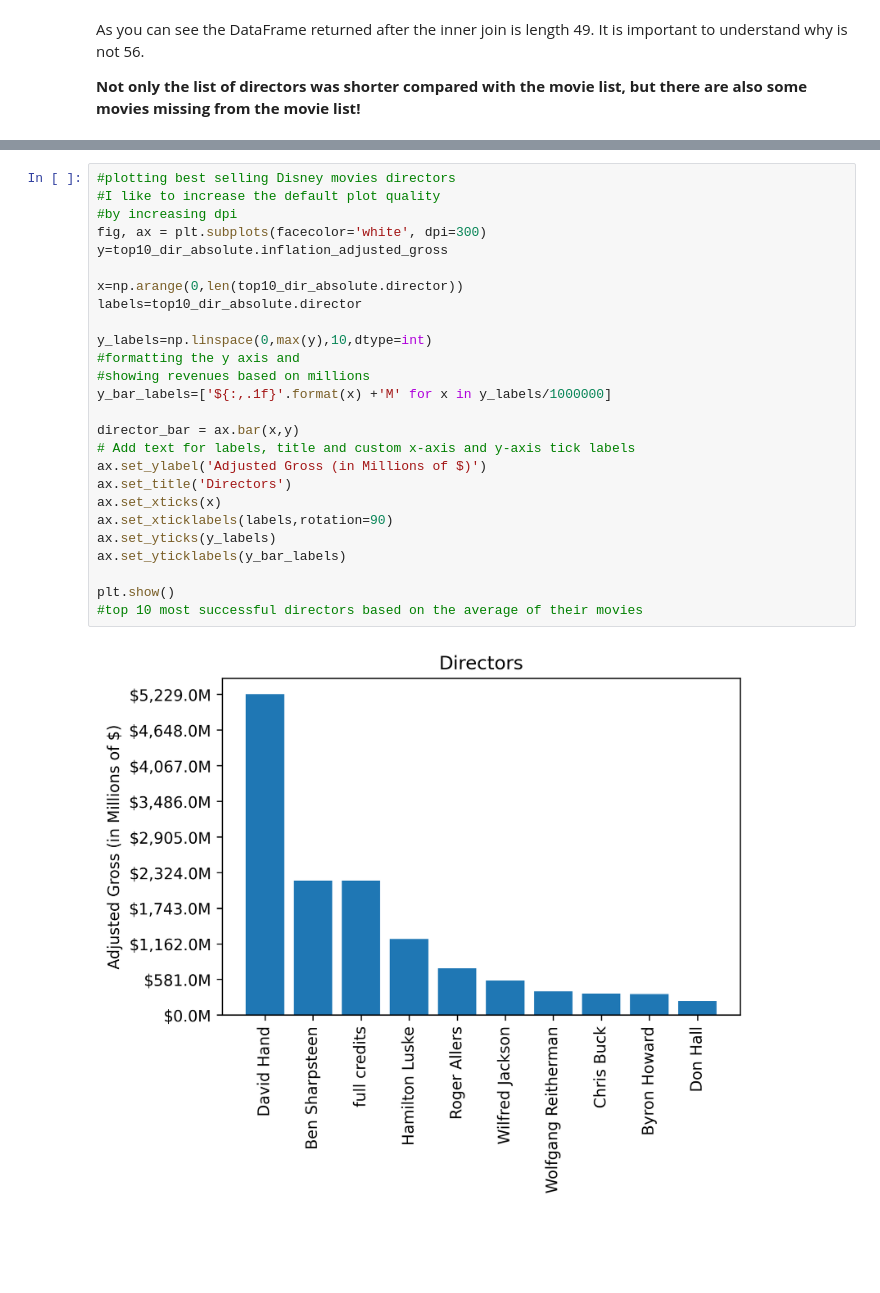
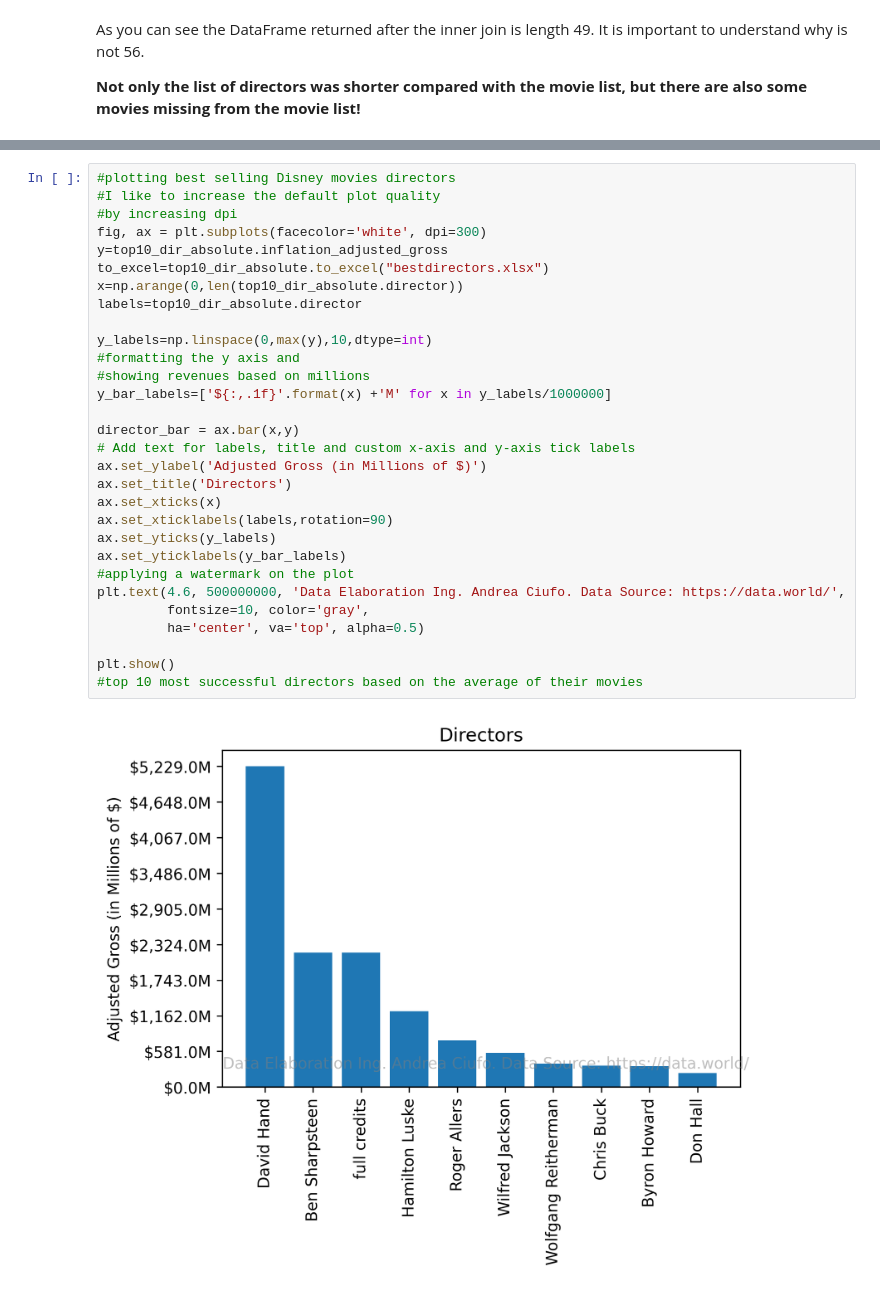
Before and after one commit to uomodellamansarda/DisneyMoviesAnalysis, a Jupyter notebook: DisneyMoviesAndDirectorsAnalysis.ipynb, the cells around one changed output, grey strips where cells are left out. Drawn from its saved outputs; the diff is of its cells as text; blank space fills up the shorter version.

```diff
--- a/DisneyMoviesAndDirectorsAnalysis.ipynb
+++ b/DisneyMoviesAndDirectorsAnalysis.ipynb
@@ -366,28 +375,32 @@ plt.show()
 # %%
 #plotting best selling Disney movies directors
 #I like to increase the default plot quality
 #by increasing dpi
 fig, ax = plt.subplots(facecolor='white', dpi=300)
 y=top10_dir_absolute.inflation_adjusted_gross
-
+to_excel=top10_dir_absolute.to_excel("bestdirectors.xlsx")
 x=np.arange(0,len(top10_dir_absolute.director))
 labels=top10_dir_absolute.director
 
 y_labels=np.linspace(0,max(y),10,dtype=int)
 #formatting the y axis and
 #showing revenues based on millions
 y_bar_labels=['${:,.1f}'.format(x) +'M' for x in y_labels/1000000]
 
 director_bar = ax.bar(x,y)
 # Add text for labels, title and custom x-axis and y-axis tick labels
 ax.set_ylabel('Adjusted Gross (in Millions of $)')
 ax.set_title('Directors')
 ax.set_xticks(x)
 ax.set_xticklabels(labels,rotation=90)
 ax.set_yticks(y_labels)
 ax.set_yticklabels(y_bar_labels)
+#applying a watermark on the plot
+plt.text(4.6, 500000000, 'Data Elaboration Ing. Andrea Ciufo. Data Source: https://data.world/',
+         fontsize=10, color='gray',
+         ha='center', va='top', alpha=0.5)
 
 plt.show()
 #top 10 most successful directors based on the average of their movies
 # %% [output]
-[figure, old version]
+[figure, new version]
```
Also changed, not shown: parts of 5 cells of this notebook.
